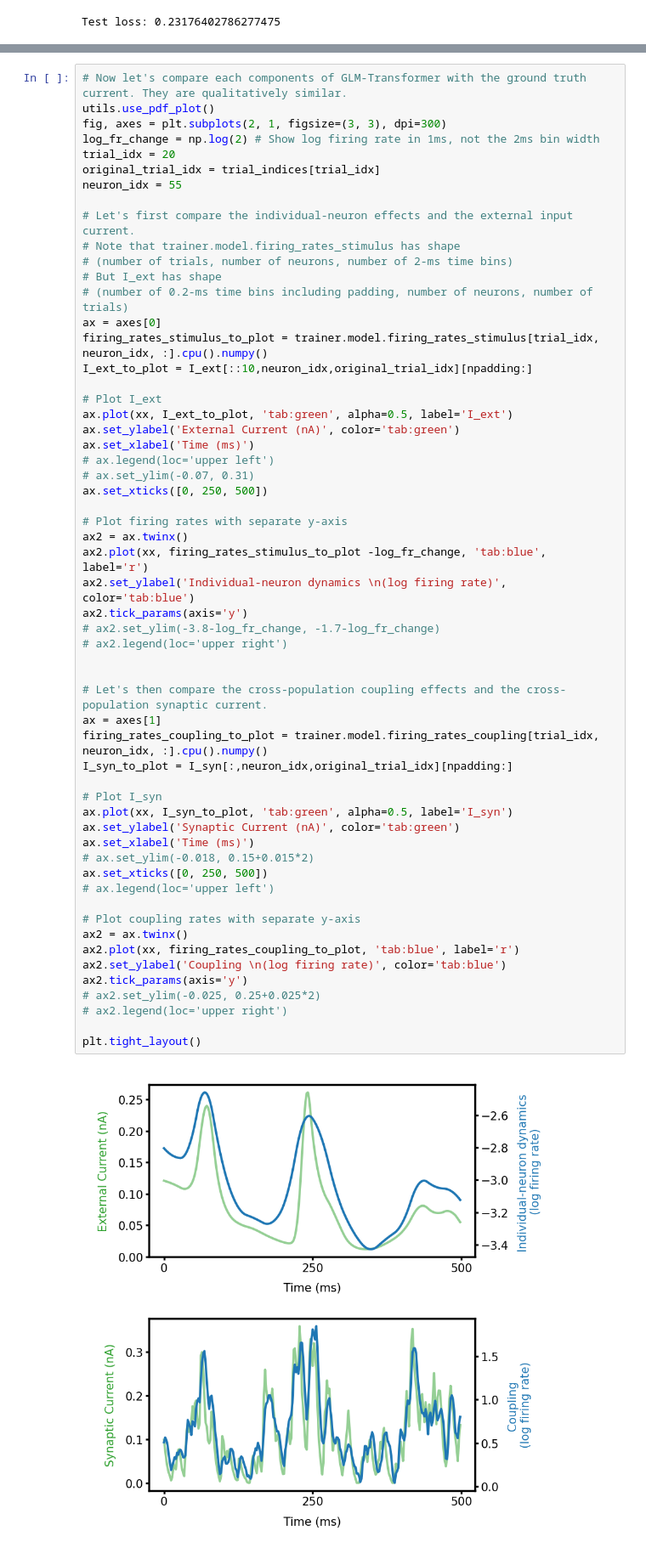
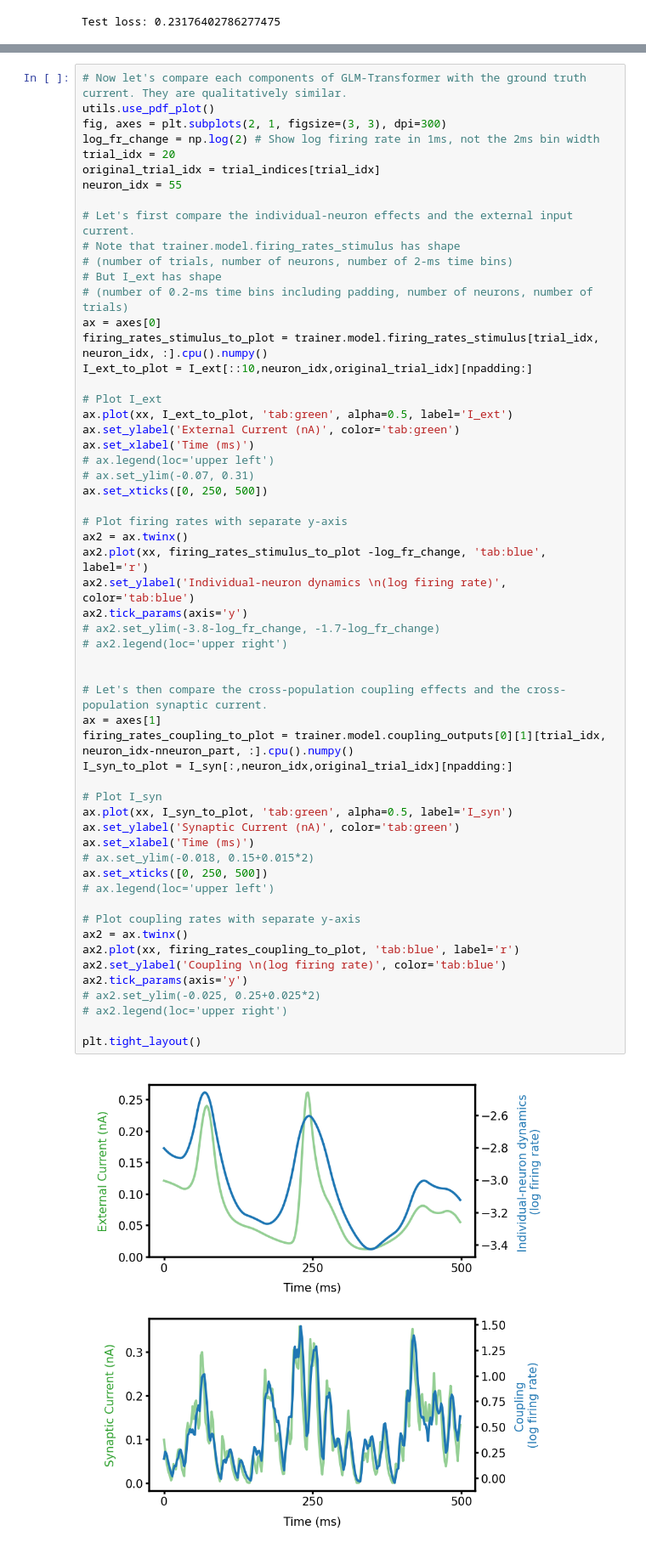
Before and after one commit to Qi-Xin/GLM-Transformer, a Jupyter notebook: tutorial.ipynb, the cells around one changed output, grey strips where cells are left out. Shown at 85% size. Cells and saved outputs as stored; diff of their text form.

Commit message:
Make the correct plot in tutorial

```diff
--- a/tutorial.ipynb
+++ b/tutorial.ipynb
@@ -509,32 +509,32 @@ ax.set_xticks([0, 250, 500])
 ax2 = ax.twinx()
 ax2.plot(xx, firing_rates_stimulus_to_plot -log_fr_change, 'tab:blue', label='r')
 ax2.set_ylabel('Individual-neuron dynamics \n(log firing rate)', color='tab:blue')
 ax2.tick_params(axis='y')
 # ax2.set_ylim(-3.8-log_fr_change, -1.7-log_fr_change)
 # ax2.legend(loc='upper right')
 
 
 # Let's then compare the cross-population coupling effects and the cross-population synaptic current.
 ax = axes[1]
-firing_rates_coupling_to_plot = trainer.model.firing_rates_coupling[trial_idx, neuron_idx, :].cpu().numpy()
+firing_rates_coupling_to_plot = trainer.model.coupling_outputs[0][1][trial_idx, neuron_idx-nneuron_part, :].cpu().numpy()
 I_syn_to_plot = I_syn[:,neuron_idx,original_trial_idx][npadding:]
 
 # Plot I_syn
 ax.plot(xx, I_syn_to_plot, 'tab:green', alpha=0.5, label='I_syn')
 ax.set_ylabel('Synaptic Current (nA)', color='tab:green')
 ax.set_xlabel('Time (ms)')
 # ax.set_ylim(-0.018, 0.15+0.015*2)
 ax.set_xticks([0, 250, 500])
 # ax.legend(loc='upper left')
 
 # Plot coupling rates with separate y-axis
 ax2 = ax.twinx()
 ax2.plot(xx, firing_rates_coupling_to_plot, 'tab:blue', label='r')
 ax2.set_ylabel('Coupling \n(log firing rate)', color='tab:blue')
 ax2.tick_params(axis='y')
 # ax2.set_ylim(-0.025, 0.25+0.025*2)
 # ax2.legend(loc='upper right')
 
 plt.tight_layout()
 # %% [output]
-[figure, old version]
+[figure, new version]
```
